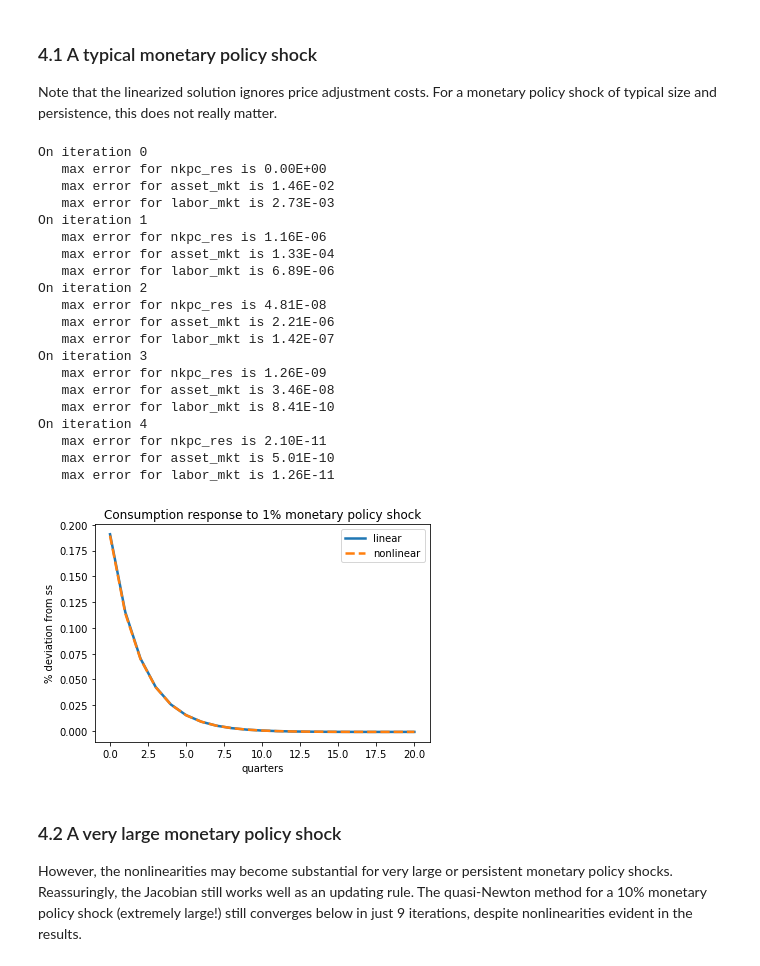
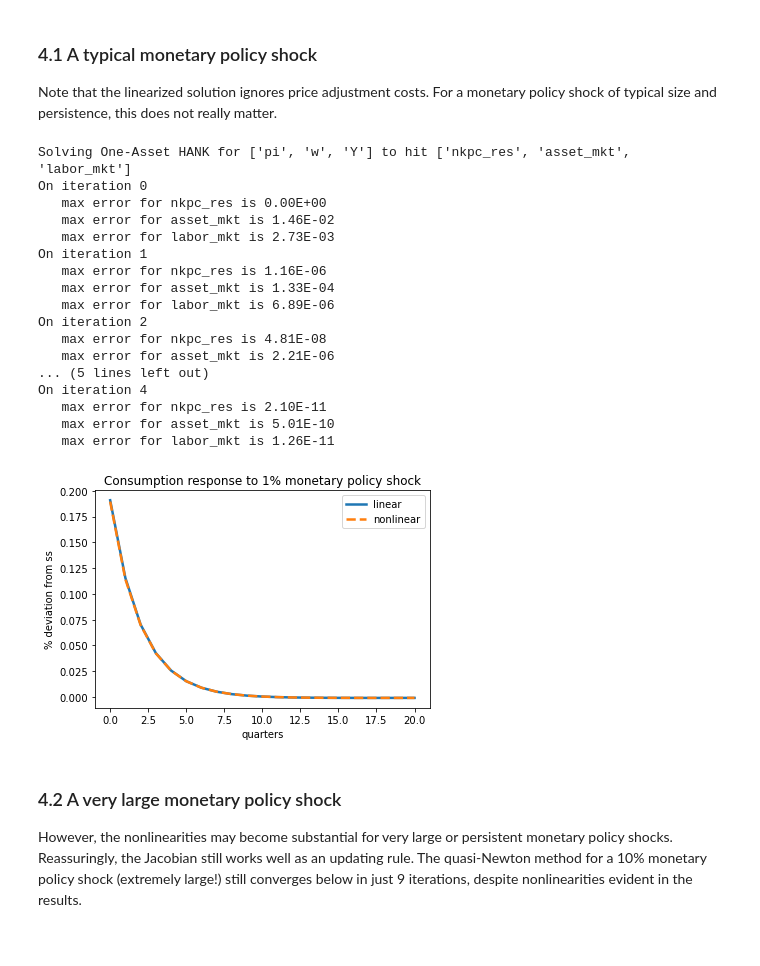
Before and after one commit to shade-econ/sequence-jacobian, a Jupyter notebook: notebooks/hank.ipynb, the cells around one changed output. Saved outputs shown, nothing was run; the diff lists cells and outputs as text; code cells hidden in the pictures.

Commit message:
tutorial 3: updated one-asset HANK notebook to new API

```diff
--- a/notebooks/hank.ipynb
+++ b/notebooks/hank.ipynb
@@ -260,0 +229,7 @@ Now let's consider 25 basis point monetary policy shocks with different persiste
+# %%
+blocks_ss = [hh_ext, firm, monetary, fiscal, mkt_clearing, nkpc_ss]
+
+hank_ss = create_model(blocks_ss, name="One-Asset HANK SS")
+
+print(hank_ss)
+print(f"Inputs: {hank_ss.inputs}")
@@ -260,0 +241,9 @@ Now let's consider 25 basis point monetary policy shocks with different persiste
+# %%
+calibration = {'eis': 0.5, 'frisch': 0.5, 'rho_e': 0.966, 'sd_e': 0.5, 'nE': 7,
+               'amin': 0.0, 'amax': 150, 'nA': 500, 'Y': 1.0, 'Z': 1.0, 'pi': 0.0,
+               'mu': 1.2, 'kappa': 0.1, 'rstar': 0.005, 'phi': 1.5, 'B': 5.6}
+
+unknowns_ss = {'beta': 0.986, 'vphi': 0.8}
+targets_ss = {'asset_mkt': 0, 'labor_mkt': 0}
+
+ss0 = hank_ss.solve_steady_state(calibration, unknowns_ss, targets_ss, solver="hybr")
@@ -260,0 +303,12 @@ Now let's consider 25 basis point monetary policy shocks with different persiste
+# %%
+@simple
+def nkpc(pi, w, Z, Y, r, mu, kappa):
+    nkpc_res = kappa * (w / Z - 1 / mu) + Y(+1) / Y * (1 + pi(+1)).apply(np.log) / (1 + r(+1))\
+               - (1 + pi).apply(np.log)
+    return nkpc_res
+
+
+blocks = [hh_ext, firm, monetary, fiscal, mkt_clearing, nkpc]
+hank = create_model(blocks, name="One-Asset HANK")
+
+print(*hank.blocks, sep='\n')
@@ -260,0 +326,5 @@ Now let's consider 25 basis point monetary policy shocks with different persiste
+# %%
+ss = hank.steady_state(ss0)
+
+for k in ss0.keys():
+    assert np.all(np.isclose(ss[k], ss0[k]))
@@ -282,42 +380,39 @@ Note that the linearized solution ignores price adjustment costs. For a monetary
 # %%
 rho_r, sig_r = 0.61, -0.01/4
 rstar_shock_path = {"rstar": sig_r * rho_r ** (np.arange(T))}
 
-td_nonlin = hank_model.solve_impulse_nonlinear(ss, rstar_shock_path, unknowns, targets)
-td_lin = hank_model.solve_impulse_linear(ss, rstar_shock_path, unknowns, targets)
+td_nonlin = hank.solve_impulse_nonlinear(ss, unknowns, targets, rstar_shock_path)
+td_lin = hank.solve_impulse_linear(ss, unknowns, targets, rstar_shock_path)
 
-dC_nonlin = 100 * td_nonlin.deviations().normalize()["C"]
-dC_lin = 100 * td_lin.normalize()["C"]
+dC_nonlin = 100 * td_nonlin['C']
+dC_lin = 100 * td_lin['C']
 
 plt.plot(dC_lin[:21], label='linear', linestyle='-', linewidth=2.5)
 plt.plot(dC_nonlin[:21], label='nonlinear', linestyle='--', linewidth=2.5)
 plt.title(r'Consumption response to 1% monetary policy shock')
 plt.xlabel('quarters')
 plt.ylabel('% deviation from ss')
 plt.legend()
 plt.show()
 # %% [output]
+Solving One-Asset HANK for ['pi', 'w', 'Y'] to hit ['nkpc_res', 'asset_mkt', 'labor_mkt']
 On iteration 0
    max error for nkpc_res is 0.00E+00
    max error for asset_mkt is 1.46E-02
    max error for labor_mkt is 2.73E-03
 On iteration 1
    max error for nkpc_res is 1.16E-06
    max error for asset_mkt is 1.33E-04
    max error for labor_mkt is 6.89E-06
 On iteration 2
    max error for nkpc_res is 4.81E-08
    max error for asset_mkt is 2.21E-06
-   max error for labor_mkt is 1.42E-07
-On iteration 3
-   max error for nkpc_res is 1.26E-09
-   max error for asset_mkt is 3.46E-08
-   max error for labor_mkt is 8.41E-10
+... (5 lines left out)
 On iteration 4
    max error for nkpc_res is 2.10E-11
    max error for asset_mkt is 5.01E-10
    max error for labor_mkt is 1.26E-11
-[figure, old version]
+[figure, new version]
 # %% [markdown]
 ### 4.2 A very large monetary policy shock
 However, the nonlinearities may become substantial for very large or persistent monetary policy shocks. Reassuringly, the Jacobian still works well as an updating rule. The quasi-Newton method for a 10% monetary policy shock (extremely large!) still converges below in just 9 iterations, despite nonlinearities evident in the results.
```
Also changed, not shown: parts of 73 cells of this notebook, 3 other files.
